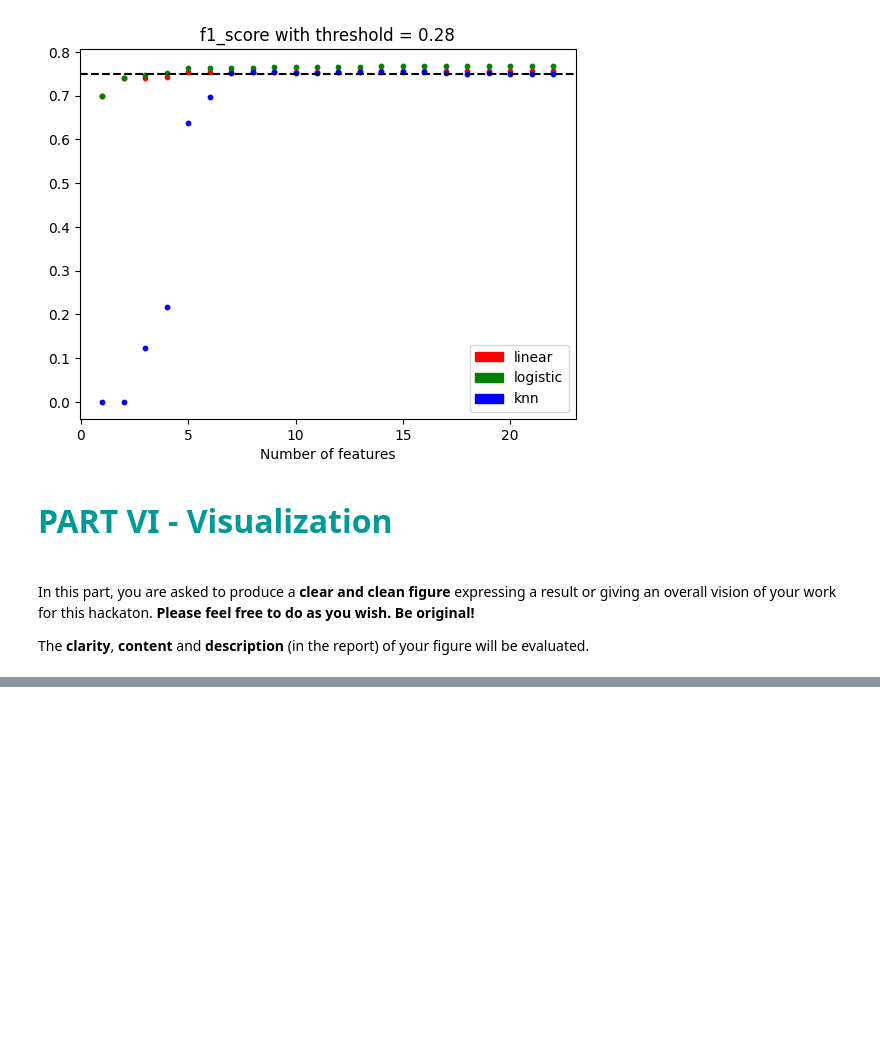
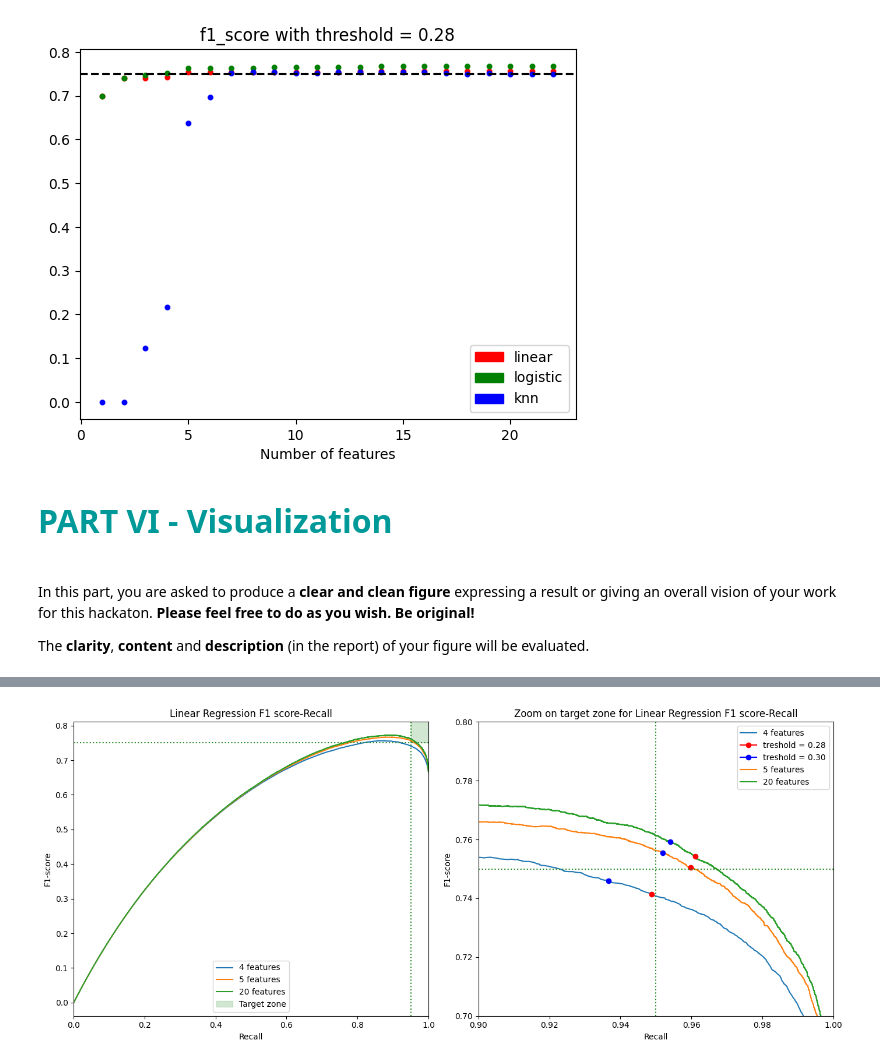
Before and after one commit to Potomolo/LEPL1109-CraHackaton, a Jupyter notebook: Hackaton_2/H2-classification.ipynb, the cells around one changed output, grey strips where cells are left out. Saved outputs shown, nothing was run; the diff lists cells and outputs as text; code cells hidden in the pictures; blank space fills up the shorter version.

Commit message:
Huge Update on Recall-F1Score-curves

```diff
--- a/Hackaton_2/H2-classification.ipynb
+++ b/Hackaton_2/H2-classification.ipynb
@@ -609,7 +609,7 @@ result = {}
 
 # K-Fold validation
 n_splits = kf.get_n_splits()
-for i in range(5, 6):
+for i in [4,5,20]:
     features = sorted_features[:i]
     res_lin = np.zeros(3)  # Pour stocker précision, rappel et F1
 
@@ -632,7 +632,7 @@ for i in range(5, 6):
         all_y_scores.extend(y_score)
 
     # Calcul des courbes et AUC pour ce nombre de features
-    precision, recall, _ = precision_recall_curve(all_y_true, all_y_scores)
+    precision, recall, all_threshold = precision_recall_curve(all_y_true, all_y_scores)
     fpr, tpr, _ = roc_curve(all_y_true, all_y_scores)
     auc_pr = auc(recall, precision)
     auc_roc = auc(fpr, tpr)
@@ -644,7 +644,8 @@ for i in range(5, 6):
         "fpr": fpr,
         "tpr": tpr,
         "auc_pr": auc_pr,
-        "auc_roc": auc_roc
+        "auc_roc": auc_roc,
+        "threshold":all_threshold
     }
 
 # Vérifiez que toutes les clés sont présentes dans `result`
@@ -681,0 +655,63 @@ plt.show()
+# %%
+import matplotlib.patches as pltp
+# Affichage des courbes pour les cas valides
+fig, (ax,ax12) = plt.subplots(1,2, figsize=(14,6))
+
+# Précision/Rappel
+specific_threshold = 0.28
+legendize = True
+for i in range(1, 22):
+    if result.get(i) is not None:  # Vérifiez que les résultats existent pour cette clé
+        ax.plot(result[i]["recall"], 2*result[i]["precision"]*result[i]["recall"]/(result[i]["precision"] +result[i]["recall"]), label=f"{i} features")
+
+        index = np.where(abs(result[i]['threshold'] - specific_threshold) < 1e-2)[0][0]  # Trouver l'indice correspondant
+        rec_point = result[i]['recall'][index]
+        prec_point = result[i]["precision"][index]
+        f1_point = 2*rec_point*prec_point/(rec_point +prec_point)
+        ax12.plot(result[i]["recall"], 2*result[i]["precision"]*result[i]["recall"]/(result[i]["precision"] +result[i]["recall"]), label=f"{i} features")
+        ax12.set_xlim([0.9,1])
+        ax12.set_ylim([0.7,0.8])
+        if legendize:
+            ax12.plot(rec_point,f1_point,'r-o', label='treshold = 0.28')
+        else:
+            ax12.plot(rec_point,f1_point,'r-o')
+
+        index = np.where(abs(result[i]['threshold'] - 0.3) < 1e-2)[0][0]  # Trouver l'indice correspondant
+        rec_point = result[i]['recall'][index]
+        prec_point = result[i]["precision"][index]
+        f1_point = 2*rec_point*prec_point/(rec_point +prec_point)
+        if legendize:
+            ax12.plot(rec_point,f1_point,'b-o', label='treshold = 0.30')
+        else:
+            ax12.plot(rec_point,f1_point,'b-o')
+
+        legendize = False
+
+ax.set_xlabel("Recall")
+ax12.set_xlabel("Recall")
+ax.set_ylabel("F1-score")
+ax12.set_ylabel("F1-score")
+ax.set_title("Linear Regression F1 score-Recall")
+ax12.set_title("Zoom on target zone for Linear Regression F1 score-Recall")
+ax.axhline(0.75,ls=':',color='forestgreen')
+ax.axvline(0.95,ls=':',color='forestgreen')
+ax12.axhline(0.75,ls=':',color='forestgreen')
+ax12.axvline(0.95,ls=':',color='forestgreen')
+rect1 = pltp.Rectangle((0.95,0.75), 0.05, 0.25, angle=0.0, color='forestgreen', alpha=0.2, label='Target zone')
+ax.add_patch(rect1)
+ax.set_xlim([0,1])
+ax.legend()
+ax12.legend()
+# ROC
+#for i in range(1, 22):
+#    if result.get(i) is not None:  # Vérifiez que les résultats existent pour cette clé
+#        plt.plot(result[i]["fpr"], result[i]["tpr"], label=f"{i} features (AUC={result[i]['auc_roc']:.2f})")
+#plt.xlabel("FPR (False Positive Rate)")
+#plt.ylabel("TPR (True Positive Rate)")
+#plt.title("Linear Regression ROC")
+#plt.legend()
+
+plt.tight_layout()
+plt.show()
+# %% [output]
+[figure, added]
```
Also changed, not shown: parts of 7 cells of this notebook, 17 other files.
